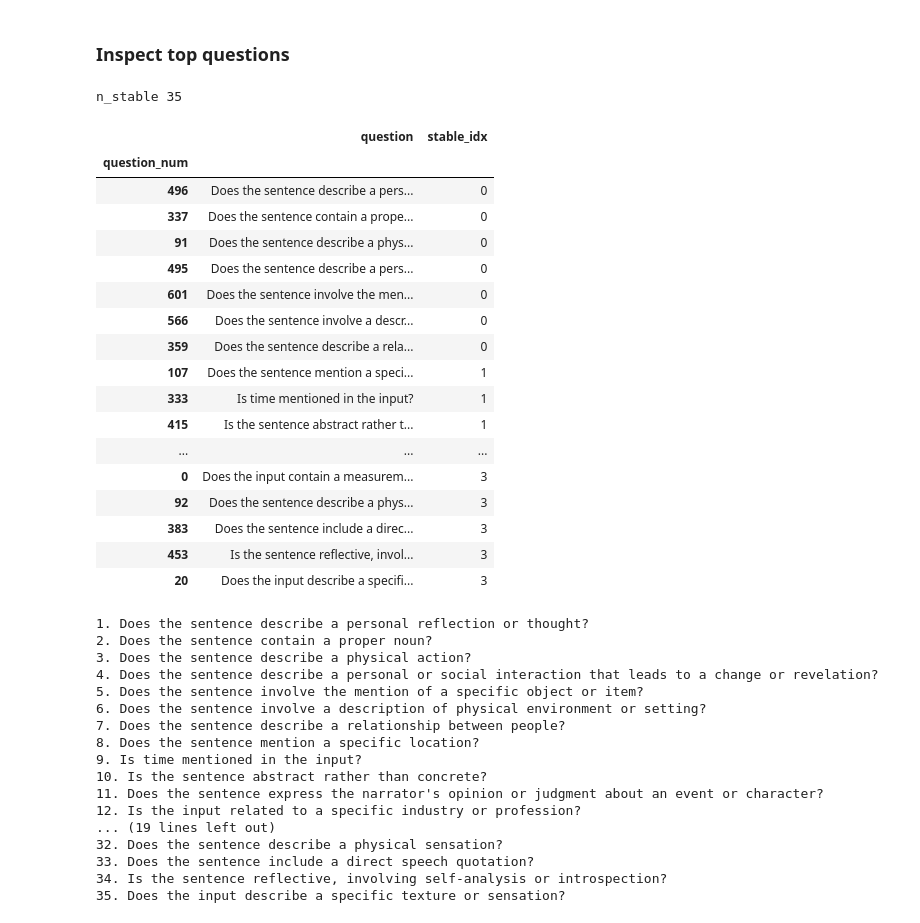
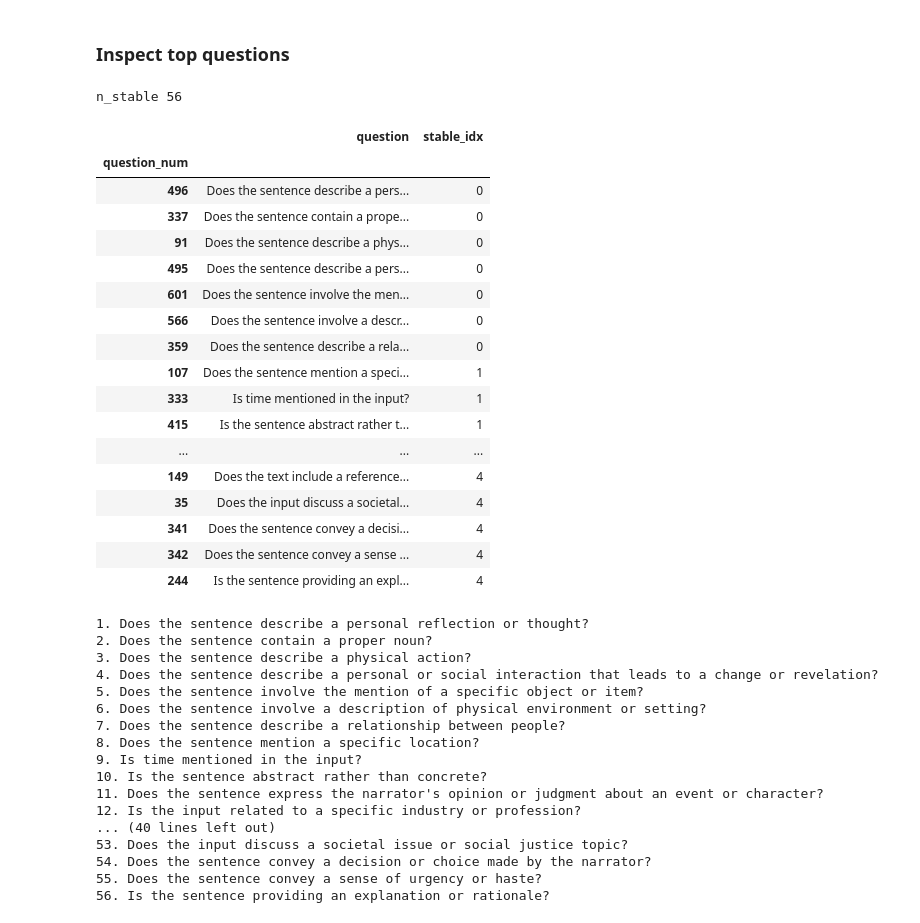
Before and after one commit to csinva/fmri, a Jupyter notebook: notebooks/04_sparse_stable_feats.ipynb, the cells around one changed output. Saved outputs shown, nothing was run; the diff lists cells and outputs as text; code cells hidden in the pictures.

```diff
--- a/notebooks/04_sparse_stable_feats.ipynb
+++ b/notebooks/04_sparse_stable_feats.ipynb
@@ -163,7 +154,7 @@ for i in range(5):
 ### Inspect top questions
 # %%
 questions = np.array(get_merged_questions_v3_boostexamples())
-i_best = 3
+i_best = 4
 # qs_best = sorted(questions[list(coefs_stable_dict.values())[i_best]].tolist())
 # len(qs_best), qs_best
 
@@ -173,39 +164,39 @@ df.rename(columns={0: 'question'}, inplace=True)
 df['stable_idx'] = 10
 coefs_stable_vals = list(coefs_stable_dict.values())
 for i in range(len(coefs_stable_vals) - 1, -1, -1):
     df.loc[coefs_stable_vals[i], 'stable_idx'] = i
 df = df.sort_values(by='stable_idx')
 d_stable = df[df.stable_idx <= i_best]
 print('n_stable', len(d_stable))
 
 # display full questions no truncation
 with pd.option_context('display.max_rows', None, 'display.max_columns', None, 'display.max_colwidth', None):
     display(d_stable)
 
 d_stable_list = d_stable.question.values.tolist()
 # print as numbered list
 for i, q in enumerate(d_stable_list):
     print(f'{i + 1}. {q}')
 # %% [output]
-n_stable 35
+n_stable 56
 |  | question | stable_idx |
 | question_num |  |  |
 | 496 | Does the sentence describe a pers... | 0 |
 | 337 | Does the sentence contain a prope... | 0 |
 | 91 | Does the sentence describe a phys... | 0 |
 | 495 | Does the sentence describe a pers... | 0 |
 | 601 | Does the sentence involve the men... | 0 |
 | 566 | Does the sentence involve a descr... | 0 |
 | 359 | Does the sentence describe a rela... | 0 |
 | 107 | Does the sentence mention a speci... | 1 |
 | 333 | Is time mentioned in the input? | 1 |
 | 415 | Is the sentence abstract rather t... | 1 |
 | ... | ... | ... |
-| 0 | Does the input contain a measurem... | 3 |
-| 92 | Does the sentence describe a phys... | 3 |
-| 383 | Does the sentence include a direc... | 3 |
-| 453 | Is the sentence reflective, invol... | 3 |
-| 20 | Does the input describe a specifi... | 3 |
+| 149 | Does the text include a reference... | 4 |
+| 35 | Does the input discuss a societal... | 4 |
+| 341 | Does the sentence convey a decisi... | 4 |
+| 342 | Does the sentence convey a sense ... | 4 |
+| 244 | Is the sentence providing an expl... | 4 |
 1. Does the sentence describe a personal reflection or thought?
 2. Does the sentence contain a proper noun?
 3. Does the sentence describe a physical action?
@@ -218,11 +209,11 @@ n_stable 35
 10. Is the sentence abstract rather than concrete?
 11. Does the sentence express the narrator's opinion or judgment about an event or character?
 12. Is the input related to a specific industry or profession?
-... (19 lines left out)
-32. Does the sentence describe a physical sensation?
-33. Does the sentence include a direct speech quotation?
-34. Is the sentence reflective, involving self-analysis or introspection?
-35. Does the input describe a specific texture or sensation?
+... (40 lines left out)
+53. Does the input discuss a societal issue or social justice topic?
+54. Does the sentence convey a decision or choice made by the narrator?
+55. Does the sentence convey a sense of urgency or haste?
+56. Is the sentence providing an explanation or rationale?
 # %%
 # export as string
 s = ''
```
Also changed, not shown: parts of 1 cell of this notebook, 9 other files.
